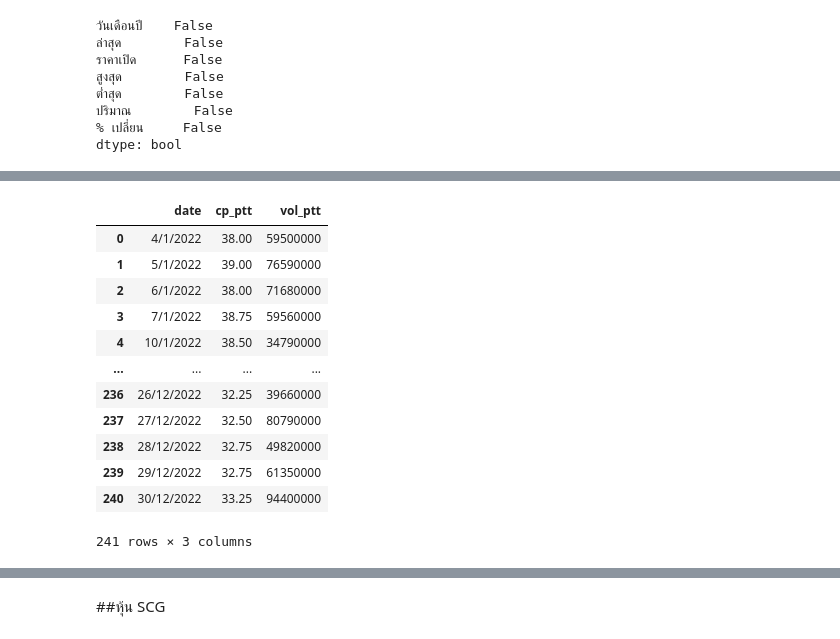
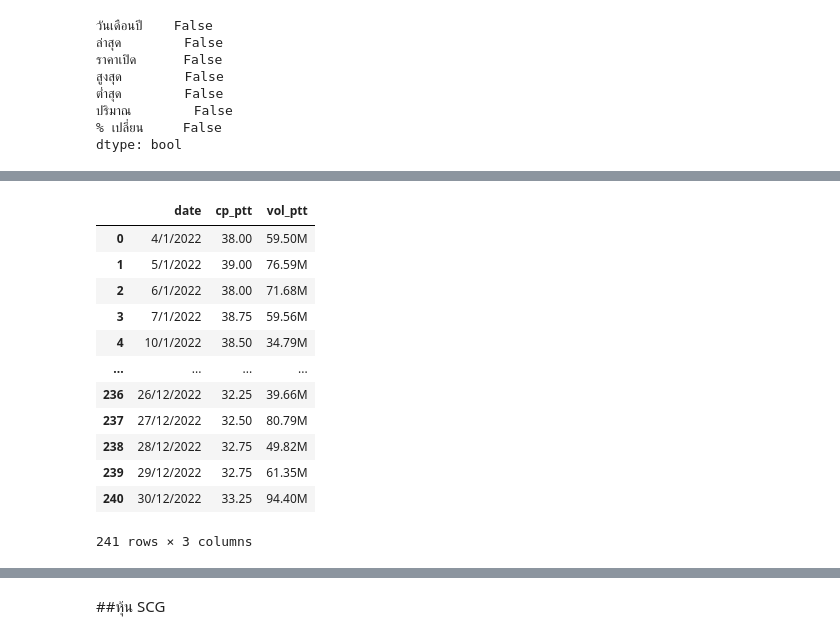
Before and after one commit to SAPUII/Project, a Jupyter notebook: LSTM.ipynb, the cells around one changed output, grey strips where cells are left out. Drawn from its saved outputs; the diff is of its cells as text; code cells hidden in the pictures.

```diff
--- a/LSTM.ipynb
+++ b/LSTM.ipynb
@@ -50,35 +69,35 @@ dtype: object
 # %%
 #เลือกเฉพาะคอลัมน์ที่ต้องการ
 ptt=ptt[['วันเดือนปี','ล่าสุด','ปริมาณ']]
-ptt['ปริมาณ']=ptt['ปริมาณ'].astype(str)
+# ptt['ปริมาณ']=ptt['ปริมาณ'].astype(str)
 
-#แทนที่ M ด้วยช่องว่าง
-ptt['ปริมาณ'] = ptt['ปริมาณ'].str.replace('M', '', regex=True)
-ptt['ปริมาณ']=ptt['ปริมาณ'].astype(float)
+# #แทนที่ M ด้วยช่องว่าง
+# ptt['ปริมาณ'] = ptt['ปริมาณ'].str.replace('M', '', regex=True)
+# ptt['ปริมาณ']=ptt['ปริมาณ'].astype(float)
 
-# สร้างฟังก์ชันที่คูณค่าทุกค่าในคอลัมน์ด้วย 1,000,000
-def multiply_by_million(value):
-    return value * 1000000
+# # สร้างฟังก์ชันที่คูณค่าทุกค่าในคอลัมน์ด้วย 1,000,000
+# def multiply_by_million(value):
+#     return value * 1000000
 
-# ใช้ .apply() เพื่อคูณค่าในคอลัมน์ 'Column1' และ 'Column2' ด้วย 1,000,000
-ptt['ปริมาณ']=ptt['ปริมาณ'].apply(multiply_by_million)
-ptt['ปริมาณ']=ptt['ปริมาณ'].astype(int)
+# # ใช้ .apply() เพื่อคูณค่าในคอลัมน์ 'Column1' และ 'Column2' ด้วย 1,000,000
+# ptt['ปริมาณ']=ptt['ปริมาณ'].apply(multiply_by_million)
+# ptt['ปริมาณ']=ptt['ปริมาณ'].astype(int)
 
 # ใช้ .rename() เพื่อเปลี่ยนชื่อคอลัมน์
 ptt =ptt.rename(columns={'วันเดือนปี':'date','ล่าสุด': 'cp_ptt',
                         'ปริมาณ': 'vol_ptt'})
 ptt
 # %% [output]
 |  | date | cp_ptt | vol_ptt |
-| 0 | 4/1/2022 | 38.00 | 59500000 |
-| 1 | 5/1/2022 | 39.00 | 76590000 |
-| 2 | 6/1/2022 | 38.00 | 71680000 |
-| 3 | 7/1/2022 | 38.75 | 59560000 |
-| 4 | 10/1/2022 | 38.50 | 34790000 |
+| 0 | 4/1/2022 | 38.00 | 59.50M |
+| 1 | 5/1/2022 | 39.00 | 76.59M |
+| 2 | 6/1/2022 | 38.00 | 71.68M |
+| 3 | 7/1/2022 | 38.75 | 59.56M |
+| 4 | 10/1/2022 | 38.50 | 34.79M |
 | ... | ... | ... | ... |
-| 236 | 26/12/2022 | 32.25 | 39660000 |
-| 237 | 27/12/2022 | 32.50 | 80790000 |
-| 238 | 28/12/2022 | 32.75 | 49820000 |
-| 239 | 29/12/2022 | 32.75 | 61350000 |
-| 240 | 30/12/2022 | 33.25 | 94400000 |
+| 236 | 26/12/2022 | 32.25 | 39.66M |
+| 237 | 27/12/2022 | 32.50 | 80.79M |
+| 238 | 28/12/2022 | 32.75 | 49.82M |
+| 239 | 29/12/2022 | 32.75 | 61.35M |
+| 240 | 30/12/2022 | 33.25 | 94.40M |
 241 rows × 3 columns
```
Also changed, not shown: parts of 65 cells of this notebook.
